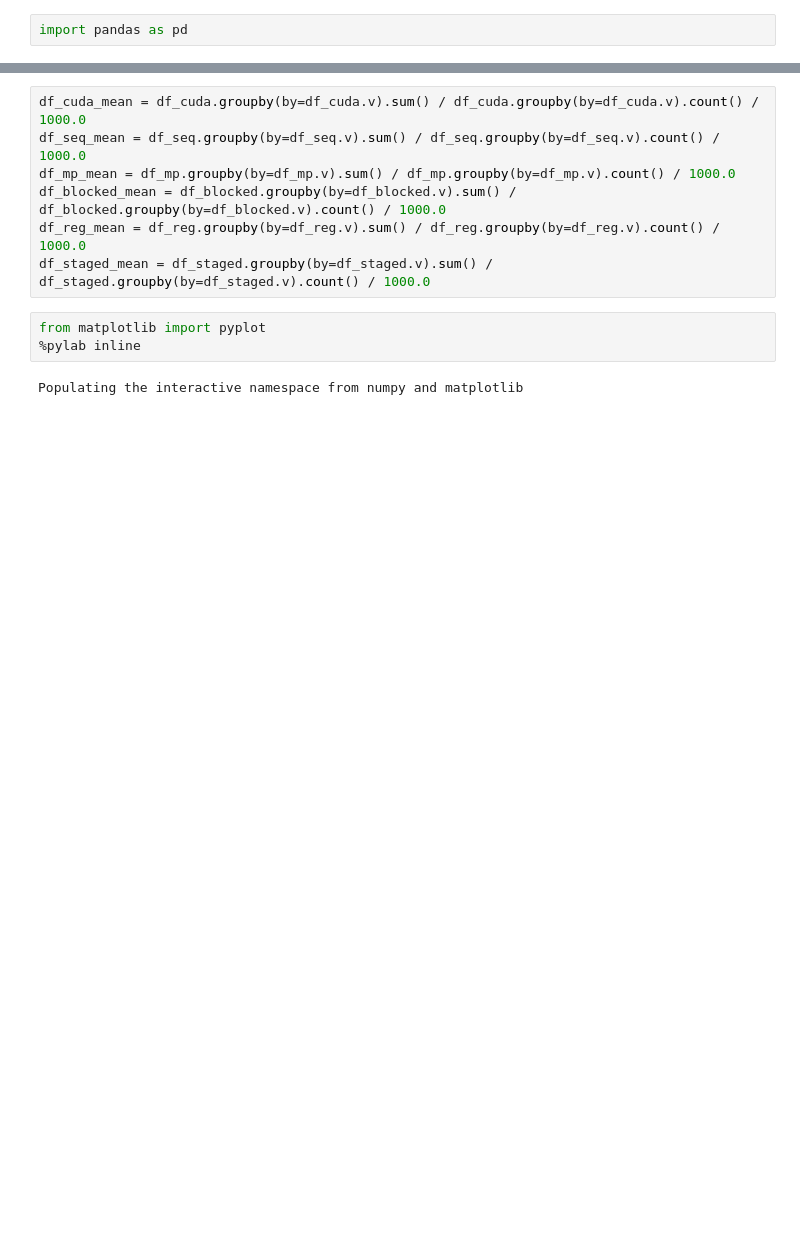
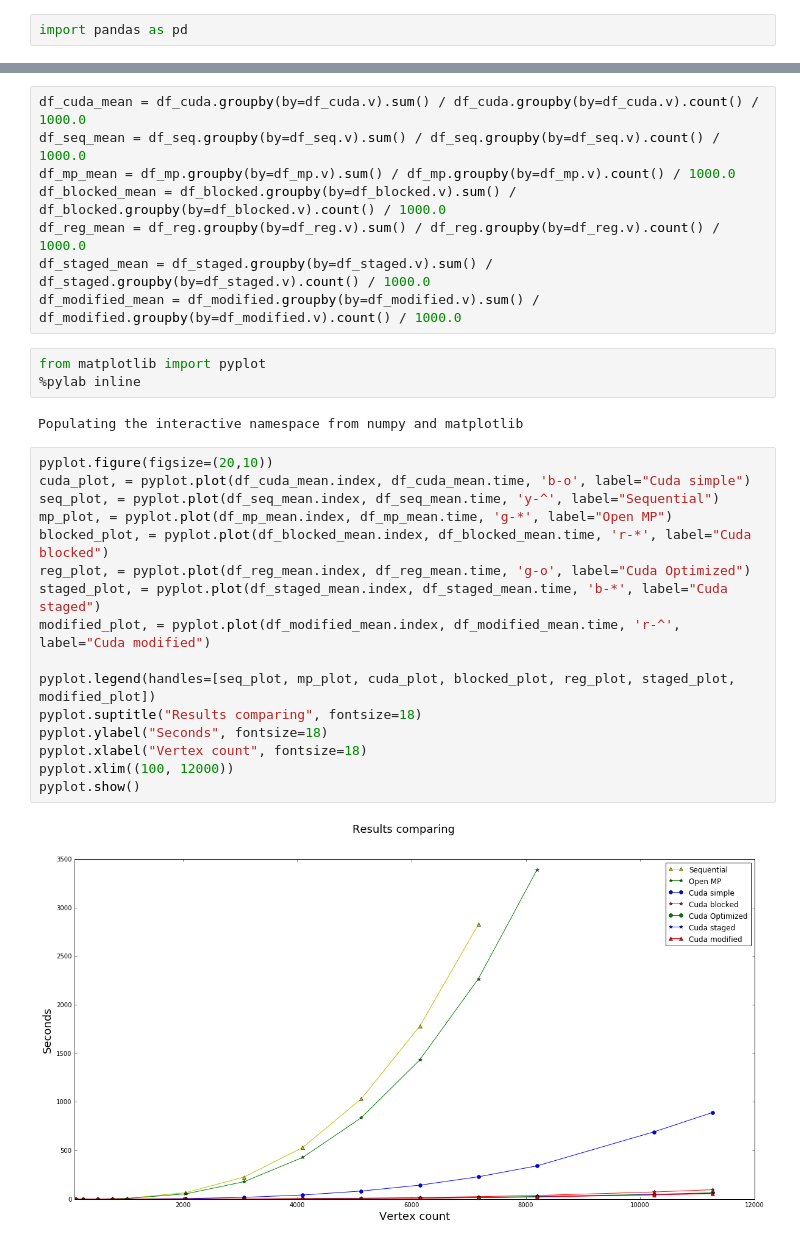
Before and after one commit to lelika1/floydparallel, a Jupyter notebook: draw_time_plots_floyd.ipynb, the cells around one changed output, grey strips where cells are left out. Cells and saved outputs as stored; diff of their text form; blank space fills up the shorter version.

```diff
--- a/draw_time_plots_floyd.ipynb
+++ b/draw_time_plots_floyd.ipynb
@@ -14,8 +15,27 @@ df_mp_mean = df_mp.groupby(by=df_mp.v).sum() / df_mp.groupby(by=df_mp.v).count()
 df_blocked_mean = df_blocked.groupby(by=df_blocked.v).sum() / df_blocked.groupby(by=df_blocked.v).count() / 1000.0
 df_reg_mean = df_reg.groupby(by=df_reg.v).sum() / df_reg.groupby(by=df_reg.v).count() / 1000.0
 df_staged_mean = df_staged.groupby(by=df_staged.v).sum() / df_staged.groupby(by=df_staged.v).count() / 1000.0
+df_modified_mean = df_modified.groupby(by=df_modified.v).sum() / df_modified.groupby(by=df_modified.v).count() / 1000.0
 # %%
 from matplotlib import pyplot
 %pylab inline
 # %% [output]
 Populating the interactive namespace from numpy and matplotlib
+# %%
+pyplot.figure(figsize=(20,10))
+cuda_plot, = pyplot.plot(df_cuda_mean.index, df_cuda_mean.time, 'b-o', label="Cuda simple")
+seq_plot, = pyplot.plot(df_seq_mean.index, df_seq_mean.time, 'y-^', label="Sequential")
+mp_plot, = pyplot.plot(df_mp_mean.index, df_mp_mean.time, 'g-*', label="Open MP")
+blocked_plot, = pyplot.plot(df_blocked_mean.index, df_blocked_mean.time, 'r-*', label="Cuda blocked")
+reg_plot, = pyplot.plot(df_reg_mean.index, df_reg_mean.time, 'g-o', label="Cuda Optimized")
+staged_plot, = pyplot.plot(df_staged_mean.index, df_staged_mean.time, 'b-*', label="Cuda staged")
+modified_plot, = pyplot.plot(df_modified_mean.index, df_modified_mean.time, 'r-^', label="Cuda modified")
+
+pyplot.legend(handles=[seq_plot, mp_plot, cuda_plot, blocked_plot, reg_plot, staged_plot, modified_plot])
+pyplot.suptitle("Results comparing", fontsize=18)
+pyplot.ylabel("Seconds", fontsize=18)
+pyplot.xlabel("Vertex count", fontsize=18)
+pyplot.xlim((100, 12000))
+pyplot.show()
+# %% [output]
+[figure, added]
```
Also changed, not shown: parts of 5 cells of this notebook, 6 other files.
